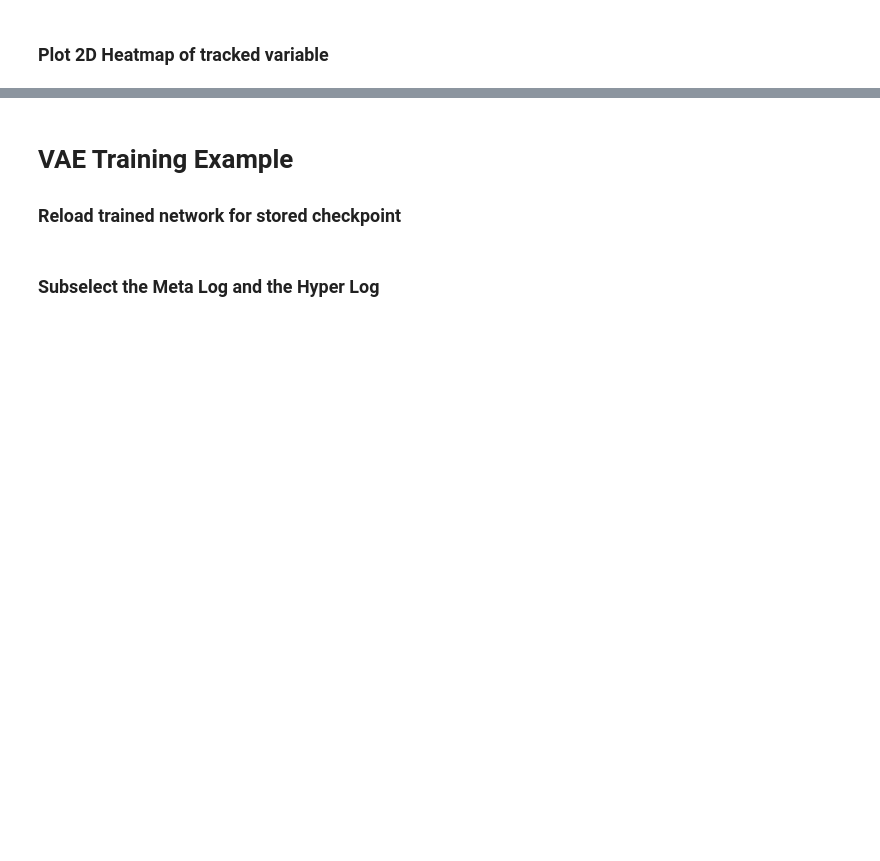
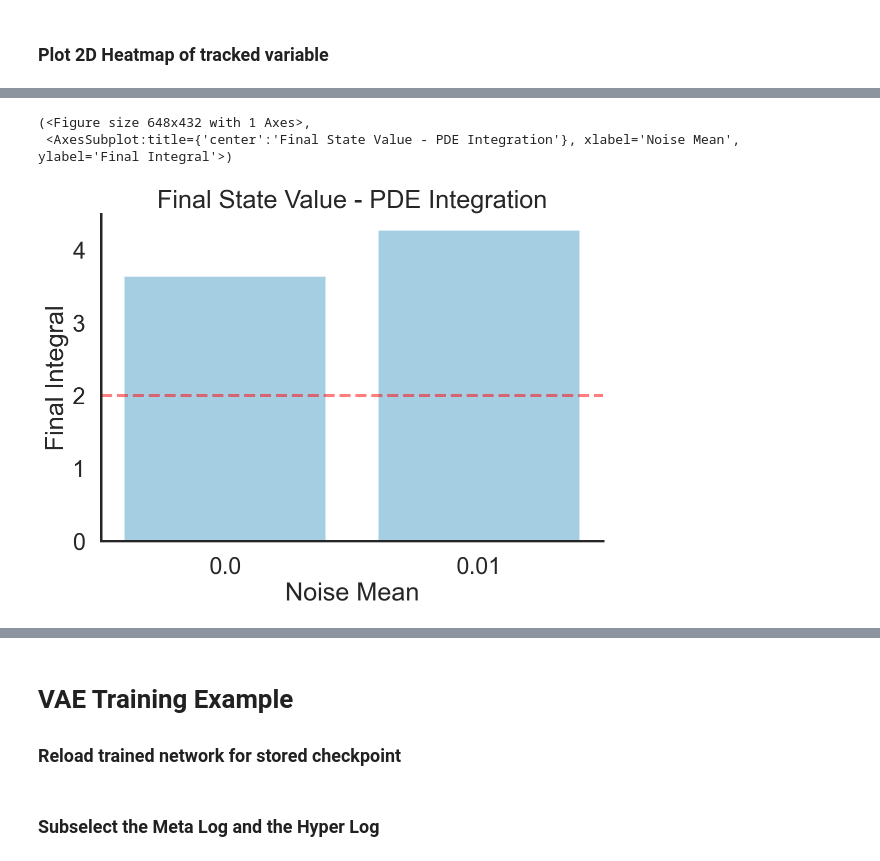
Before and after one commit to mle-infrastructure/mle-toolbox, a Jupyter notebook: notebooks/evaluate_results.ipynb, the cells around one changed output, grey strips where cells are left out. Drawn from its saved outputs; the diff is of its cells as text; code cells hidden in the pictures; blank space fills up the shorter version.

```diff
--- a/notebooks/evaluate_results.ipynb
+++ b/notebooks/evaluate_results.ipynb
@@ -132,0 +149,21 @@ visualize_2D_grid(hyper_log, fixed_params, params_to_plot, target_to_plot,
+# %%
+from mle_toolbox.visualize import visualize_1D_bar
+
+param_to_plot = "noise_mean"
+target_to_plot = "integral"
+fixed_params = {"x_0": 10}
+visualize_1D_bar(
+    hyper_log,
+    fixed_params,
+    param_to_plot,
+    target_to_plot,
+    plot_title=r'Final State Value - PDE Integration',
+    xy_labels=[r'Noise Mean', r'Final Integral'],
+    every_nth_tick=1,
+    round_ticks=3,
+    hline=2
+)
+# %% [output]
+(<Figure size 648x432 with 1 Axes>,
+ <AxesSubplot:title={'center':'Final State Value - PDE Integration'}, xlabel='Noise Mean', ylabel='Final Integral'>)
+[figure, added]
```
Also changed, not shown: parts of 12 cells of this notebook, 5 other files.
